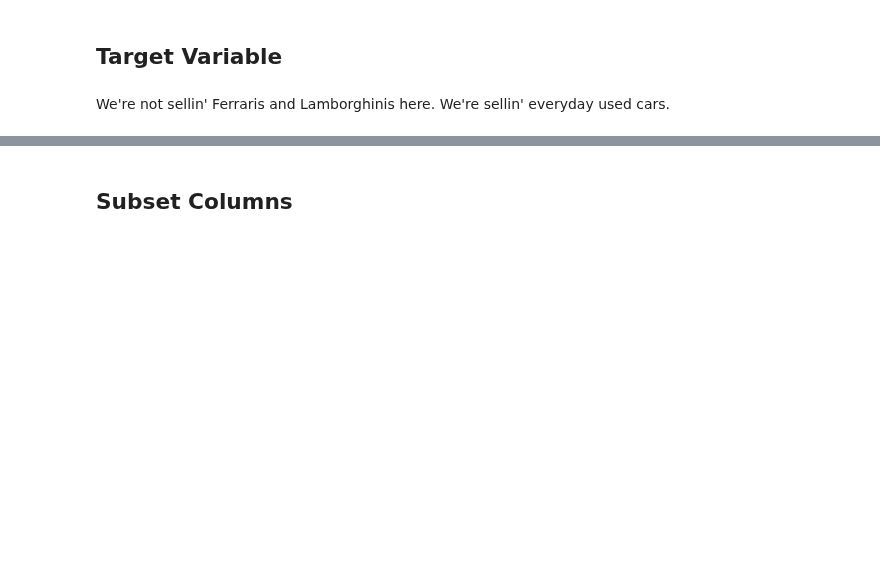
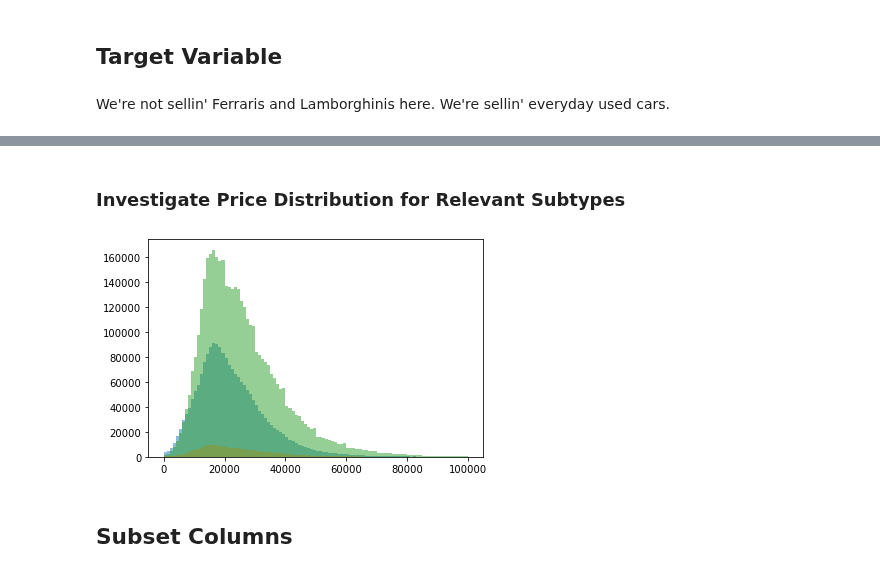
Before and after one commit to sheacon/used_car_pricing, a Jupyter notebook: 1_modeling.ipynb, the cells around one changed output, grey strips where cells are left out. Saved outputs shown, nothing was run; the diff lists cells and outputs as text; code cells hidden in the pictures; blank space fills up the shorter version.

```diff
--- a/1_modeling.ipynb
+++ b/1_modeling.ipynb
@@ -295,0 +409,2 @@ df["mvr_price"].hist(bins=100)
+# %% [markdown]
+### Investigate Price Distribution for Relevant Subtypes
@@ -296,2 +413,10 @@ df["mvr_price"].hist(bins=100)
+# %%
+# by state
+grouped = df.groupby('mvr_state')
+for name, group in grouped:
+    plt.hist(group['mvr_price'], bins=100, alpha=0.5, label=name)
+plt.show()
+# %% [output]
+[figure, added]
 # %% [markdown]
 ## Subset Columns
```
Also changed, not shown: parts of 201 cells of this notebook.
